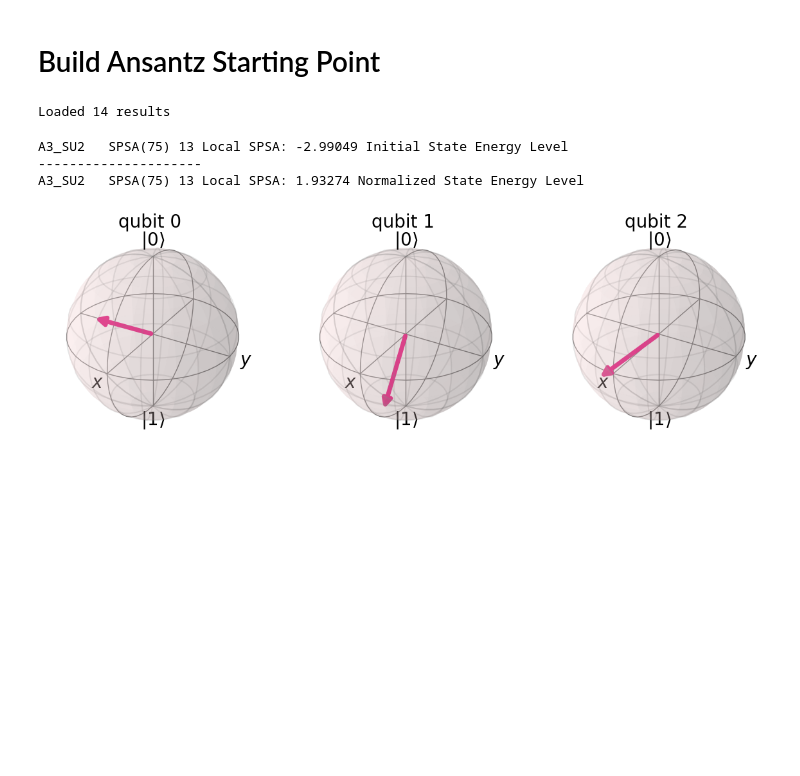
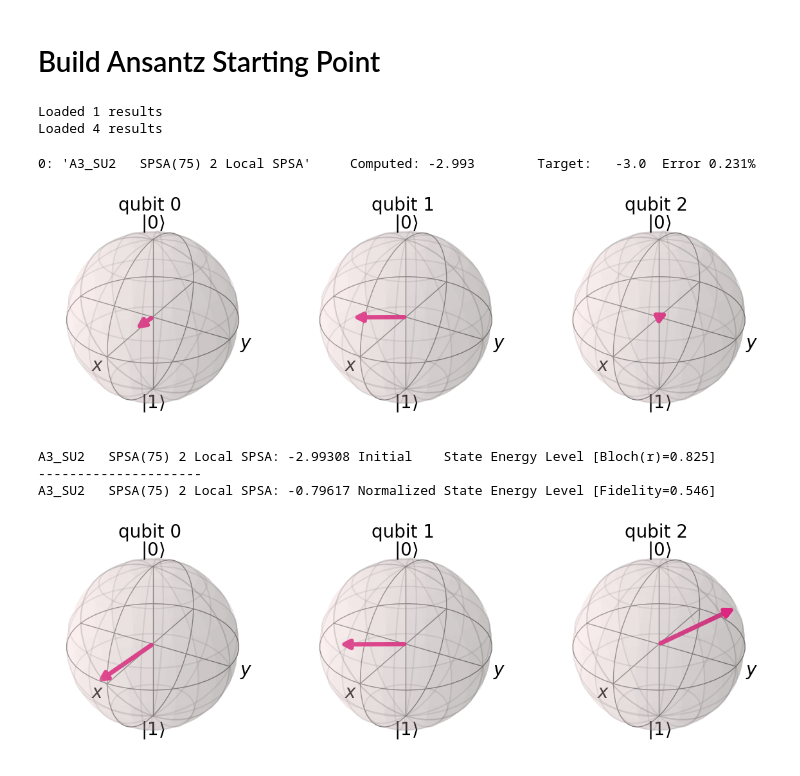
Before and after one commit to rrodenbusch/open-science-prize-2022, a Jupyter notebook: SubLattice.ipynb, the cells around one changed output. Saved outputs shown, nothing was run; the diff lists cells and outputs as text; code cells hidden in the pictures; blank space fills up the shorter version.

Commit message:
SPSA testing

```diff
--- a/SubLattice.ipynb
+++ b/SubLattice.ipynb
@@ -145,8 +150,8 @@ kagome.draw_lattice(cell_5,pos5)
 # %% [output]
 [figure]
 # %%
-cell_4 = kagome.create_lattice(4,edges_4)
-kagome.draw_lattice(cell_4,pos4)
+cell4_4 = kagome.create_lattice(4,edges_4)
+kagome.draw_lattice(cell4_4,pos4)
 # %% [output]
 [figure]
 # %%
@@ -601,10 +1160,11 @@ H = H7
 target = targets[4]
 label =f"A4_SU2   {SPSA_01_label}"
 custom_vqe = kagome.runCustomVQE(H, A4_SU2_opt, SPSA_01,
-                          service=service, backend='simulator_statevector',
-                          timeout=180, x0=None, target=target,
-                          resultsList=SubResults,
-                          label=label)
+                                 minAnsatz=A4_SU2,
+                                 service=service, backend='simulator_statevector',
+                                 timeout=180, x0=None, target=target,
+                                 resultsList=SubResults,
+                                 label=label)
 kagome.save_customVQE(SubResults,fnameSub)
 # %%
 kagome.list_results(SubResults)
@@ -700,26 +1303,45 @@ jTools.cellOutputAll()
 # %%
-def displayNormedData(custom_vqe,H,nqubits=None):
+def displayNormedData(custom_vqe,H=None,nqubits=None):
+    from qiskit.quantum_info import state_fidelity
+
     svector = VQE2Statevector(custom_vqe)
+    if H is None:
+        H=custom_vqe.get_attr('H')
     expSvector = np.real(svector.expectation_value(H))
-    normed_svector = getNormedState(custom_vqe)
+    normed_svector, ravg = getNormedState(custom_vqe)
     coords = np.real(getCoords(normed_svector))
     expNormed = np.real(normed_svector.expectation_value(H))
+    fidelity = state_fidelity(svector,normed_svector)
+    print(f"{myList[idx].label}: {np.around(expSvector,5)} "
+          f"Initial    State Energy Level [Bloch(r)={np.around(ravg,3)}]")
+    print("---------------------")
+    print(f"{myList[idx].label}: {np.around(expNormed,5)} "
+          f"Normalized State Energy Level [Fidelity={np.around(fidelity,3)}]")
+    if nqubits is not None:
+        normed_svector, ravg = getNormedState(custom_vqe,nqubits=nqubits)
 
-    print(f"{myList[idx].label}: {np.around(expSvector,5)} Initial State Energy Level")
-    print("---------------------")
-    print(f"{myList[idx].label}: {np.around(expNormed,5)} Normalized State Energy Level")
-
-    return plot_bloch_multivector(getNormedState(myList[idx],nqubits=nqubits))
+    return plot_bloch_multivector(normed_svector)
 # %%
 SubResults = kagome.load_customVQE(fnameSub)
+FullResults = kagome.load_customVQE(fnameFull)
 # %% [output]
-Loaded 14 results
+Loaded 1 results
+Loaded 4 results
 # %%
+from jTools import cellOutputAll
+cellOutputAll()
 idx = -1
 myList = SubResults
-displayNormedData(myList[idx],H3,nqubits=3)
+custom_vqe=myList[idx]
+
+kagome.list_results(custom_vqe)
+
+plot_bloch_multivector(VQE2MiniSvector(custom_vqe))
+displayNormedData(custom_vqe,nqubits=3)
 # %% [output]
-A3_SU2   SPSA(75) 13 Local SPSA: -2.99049 Initial State Energy Level
----------------------
-A3_SU2   SPSA(75) 13 Local SPSA: 1.93274 Normalized State Energy Level
+0: 'A3_SU2   SPSA(75) 2 Local SPSA'     Computed: -2.993        Target:   -3.0  Error 0.231%
-[figure, old version]
+[figure, new version]
+A3_SU2   SPSA(75) 2 Local SPSA: -2.99308 Initial    State Energy Level [Bloch(r)=0.825]
+---------------------
+A3_SU2   SPSA(75) 2 Local SPSA: -0.79617 Normalized State Energy Level [Fidelity=0.546]
+[figure, added]
```
Also changed, not shown: parts of 59 cells of this notebook, 2 other files.
